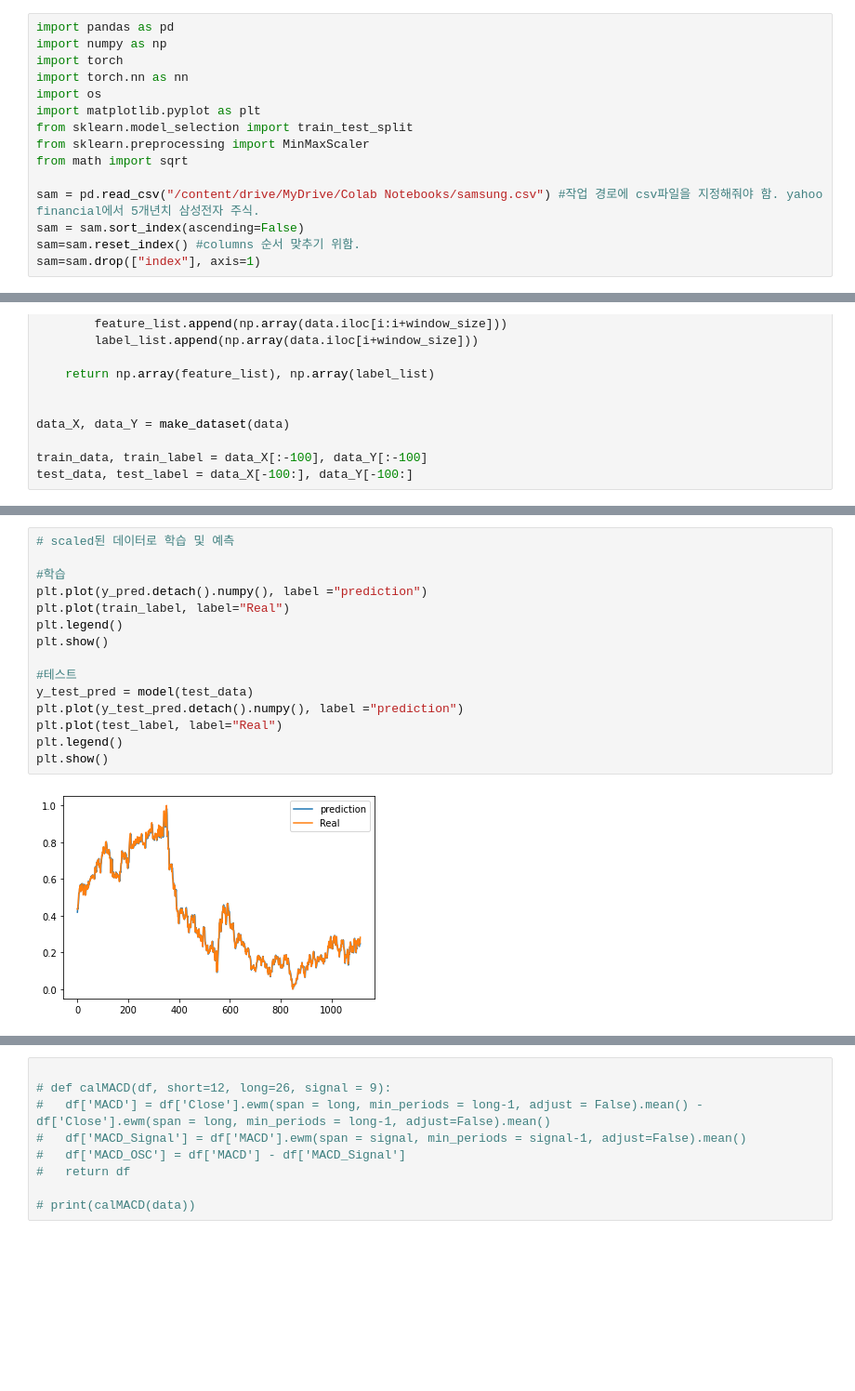
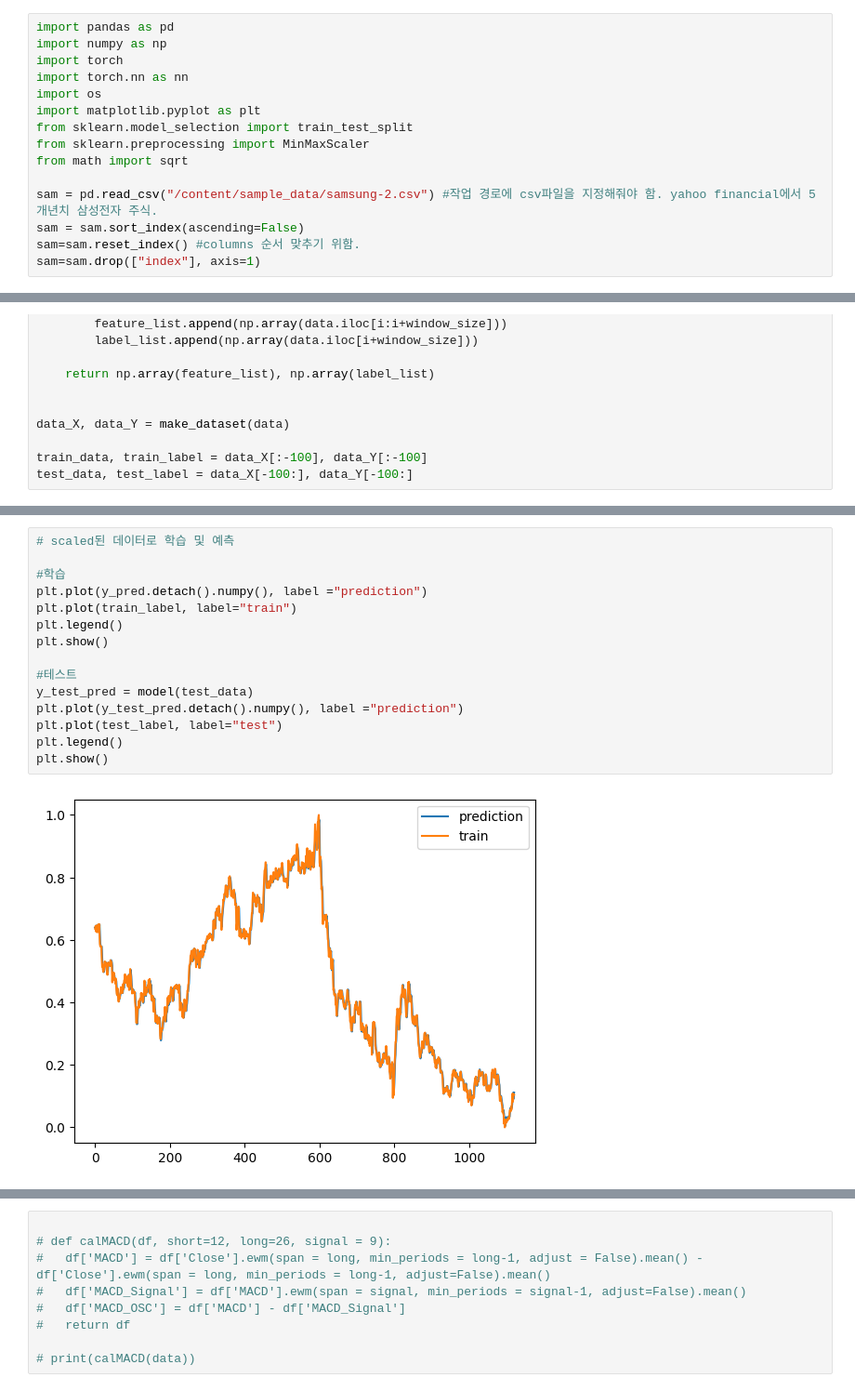
Before and after one commit to GIHng/Stock_Prediction_RNN, a Jupyter notebook: 삼성전자_주가예측_(RNN).ipynb, the cells around one changed output, grey strips where cells are left out. Shown: that part at 93% size. Drawn from its saved outputs; the diff is of its cells as text; blank space fills up the shorter version.

```diff
--- a/삼성전자_주가예측_(RNN).ipynb
+++ b/삼성전자_주가예측_(RNN).ipynb
@@ -11,7 +11,7 @@ from sklearn.model_selection import train_test_split
 from sklearn.preprocessing import MinMaxScaler
 from math import sqrt
 
-sam = pd.read_csv("/content/drive/MyDrive/Colab Notebooks/samsung.csv") #작업 경로에 csv파일을 지정해줘야 함. yahoo financial에서 5개년치 삼성전자 주식.
+sam = pd.read_csv("/content/sample_data/samsung-2.csv") #작업 경로에 csv파일을 지정해줘야 함. yahoo financial에서 5개년치 삼성전자 주식.
 sam = sam.sort_index(ascending=False)
 sam=sam.reset_index() #columns 순서 맞추기 위함.
 sam=sam.drop(["index"], axis=1)
@@ -119,17 +134,17 @@ for epoch in range(500): #epoch의 수
 # %%
 # scaled된 데이터로 학습 및 예측
 
 #학습
 plt.plot(y_pred.detach().numpy(), label ="prediction")
-plt.plot(train_label, label="Real")
+plt.plot(train_label, label="train")
 plt.legend()
 plt.show()
 
 #테스트
 y_test_pred = model(test_data)
 plt.plot(y_test_pred.detach().numpy(), label ="prediction")
-plt.plot(test_label, label="Real")
+plt.plot(test_label, label="test")
 plt.legend()
 plt.show()
 # %% [output]
-[figure, old version]
+[figure, new version]
```
Also changed, not shown: parts of 6 cells of this notebook.
